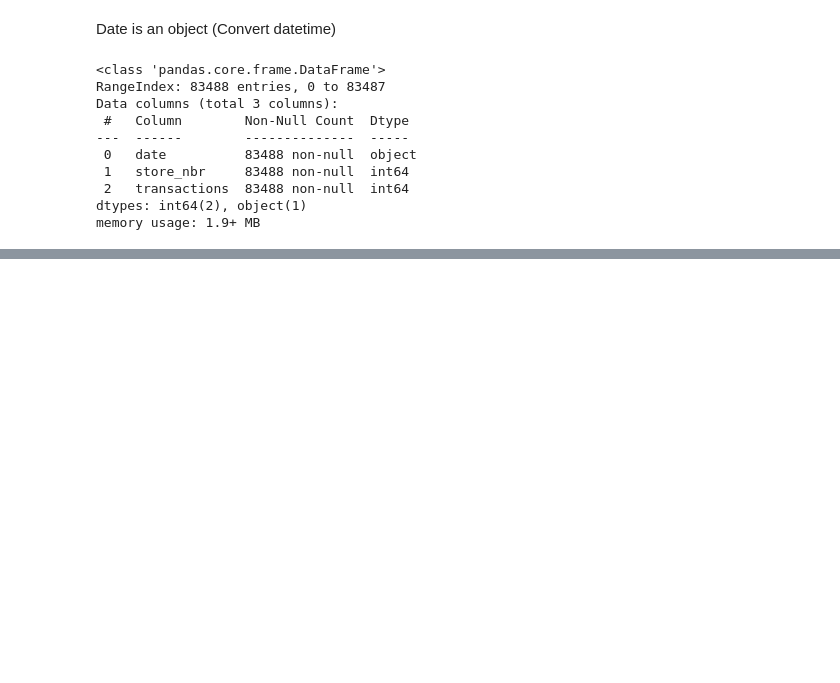
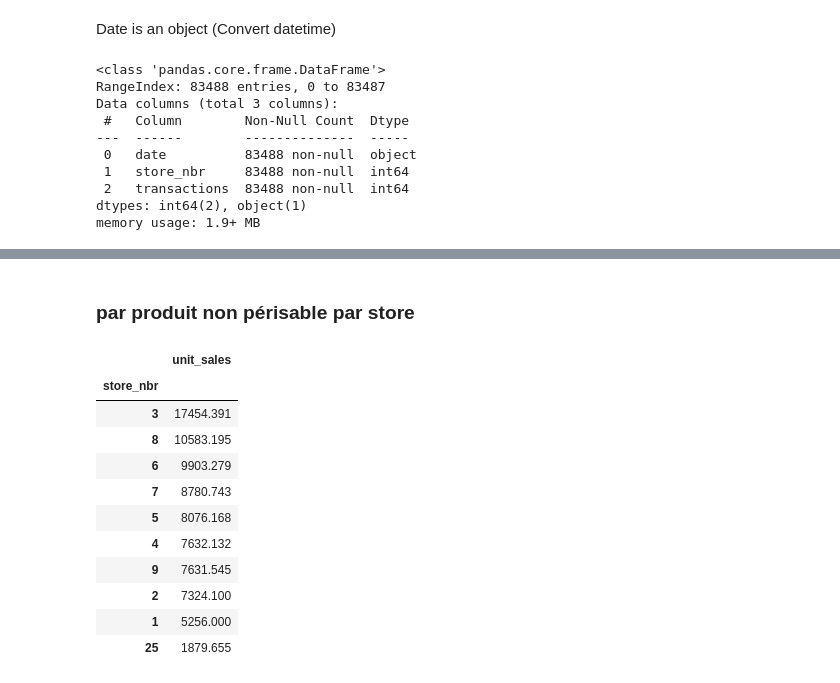
Before and after one commit to didine13/forecasting_for_sales, a Jupyter notebook: notebooks/nhouyvanisvong_dataexplo2.ipynb, the cells around one changed output, grey strips where cells are left out. Drawn from its saved outputs; the diff is of its cells as text; code cells hidden in the pictures; blank space fills up the shorter version.

```diff
--- a/notebooks/nhouyvanisvong_dataexplo2.ipynb
+++ b/notebooks/nhouyvanisvong_dataexplo2.ipynb
@@ -631,0 +584,19 @@ train_items_stores.groupby('store_nbr').count()[['unit_sales']]
+# %% [markdown]
+### par produit non périsable par store
+# %%
+by_prod_nperishable_and_store = train_items_stores[train_items_stores['perishable'] != 1.0]\
+    .groupby(['store_nbr']).sum()['unit_sales'].sort_values(ascending=False)
+pd.DataFrame(by_prod_nperishable_and_store)
+# %% [output]
+|  | unit_sales |
+| store_nbr |  |
+| 3 | 17454.391 |
+| 8 | 10583.195 |
+| 6 | 9903.279 |
+| 7 | 8780.743 |
+| 5 | 8076.168 |
+| 4 | 7632.132 |
+| 9 | 7631.545 |
+| 2 | 7324.100 |
+| 1 | 5256.000 |
+| 25 | 1879.655 |
```
Also changed, not shown: parts of 53 cells of this notebook.
